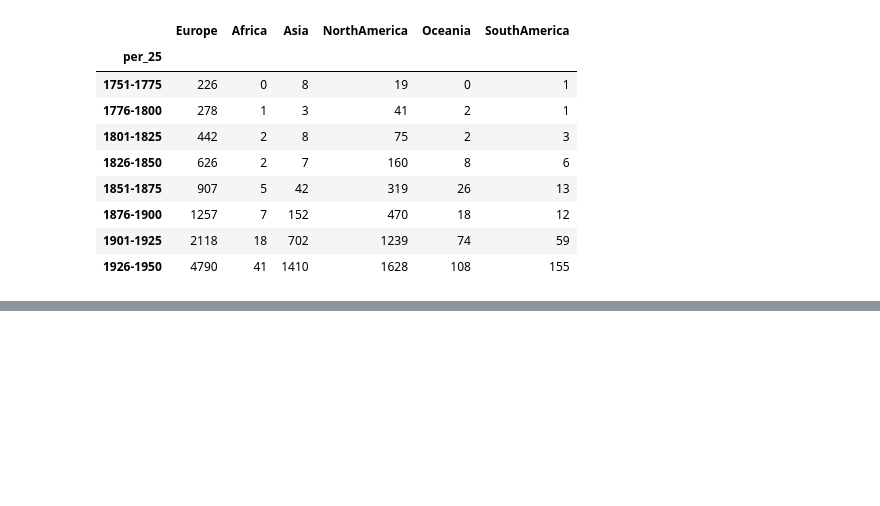
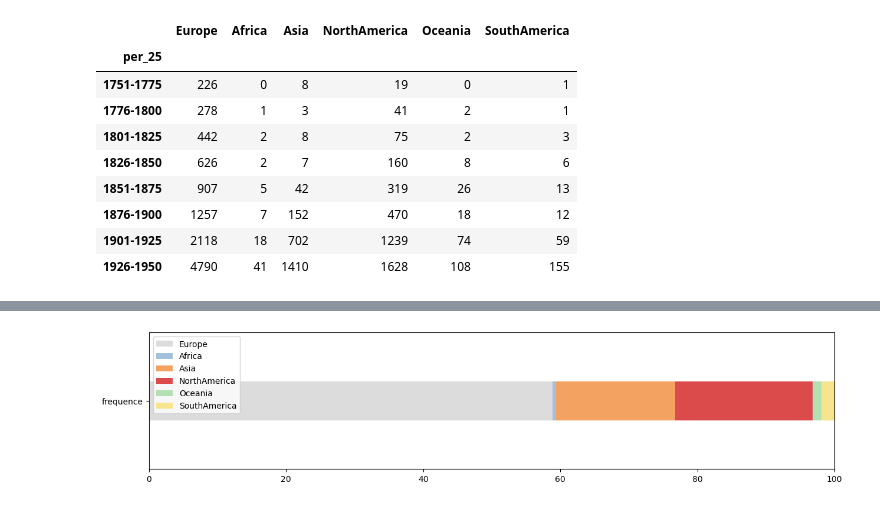
Before and after one commit to Chiodo53/astronomers, a Jupyter notebook: notebooks_jupyter/wikidata_exploration/wdt_distribution_continents_triplestore.ipynb, the cells around one changed output, grey strips where cells are left out. Saved outputs shown, nothing was run; the diff lists cells and outputs as text; code cells hidden in the pictures; blank space fills up the shorter version.

```diff
--- a/notebooks_jupyter/wikidata_exploration/wdt_distribution_continents_triplestore.ipynb
+++ b/notebooks_jupyter/wikidata_exploration/wdt_distribution_continents_triplestore.ipynb
@@ -414,0 +430,9 @@ Noter que la distribution est quasiment la même pour l'ensemble de la période
+# %%
+
+### Comparer avec l'ensemble de la période !
+# Noter que la distribution  de la dernière tranche temporelle est quasiment la même pour l'ensemble de la période
+# du fait des effectifs très importants du 20e siècle, qui définissent la tendance générale
+
+fig = ljt.plot(kind='barh', stacked=True, figsize=(15,3), color=col_palette_2, width=0.2, xlim=[0,100])
+# %% [output]
+[figure, added]
```
Also changed, not shown: parts of 15 cells of this notebook, 1 other file.
